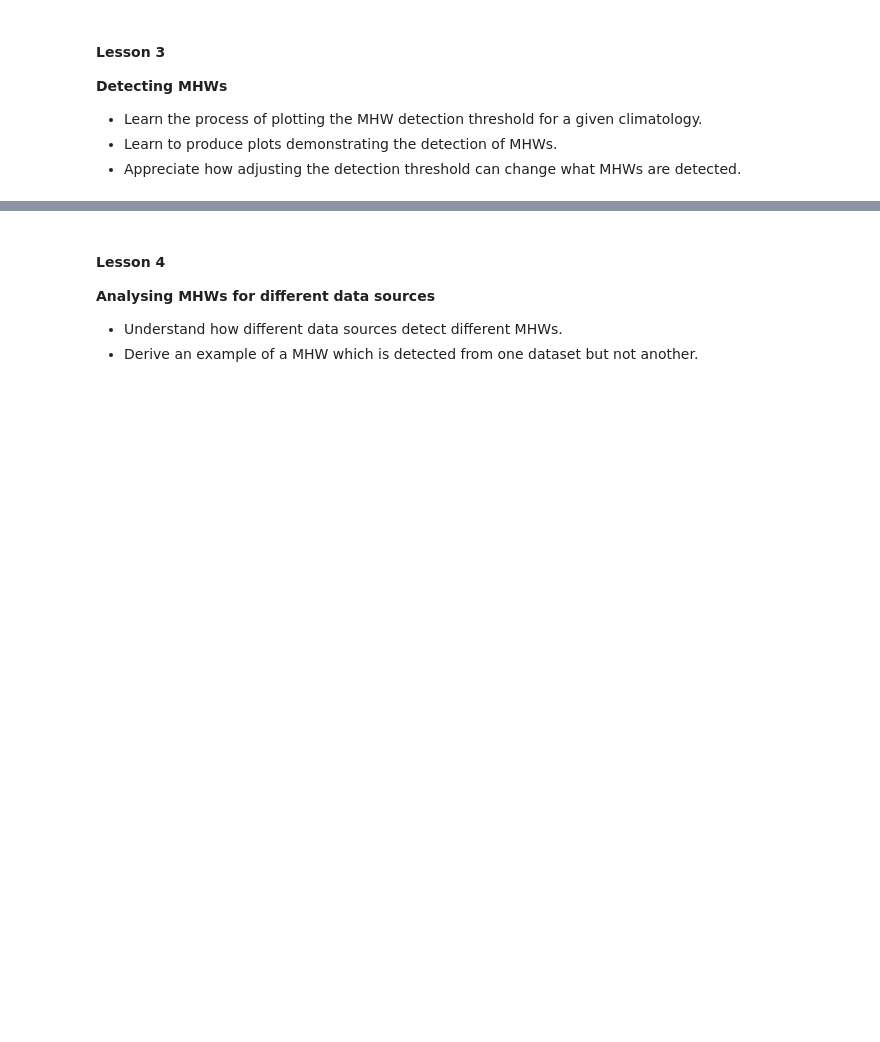
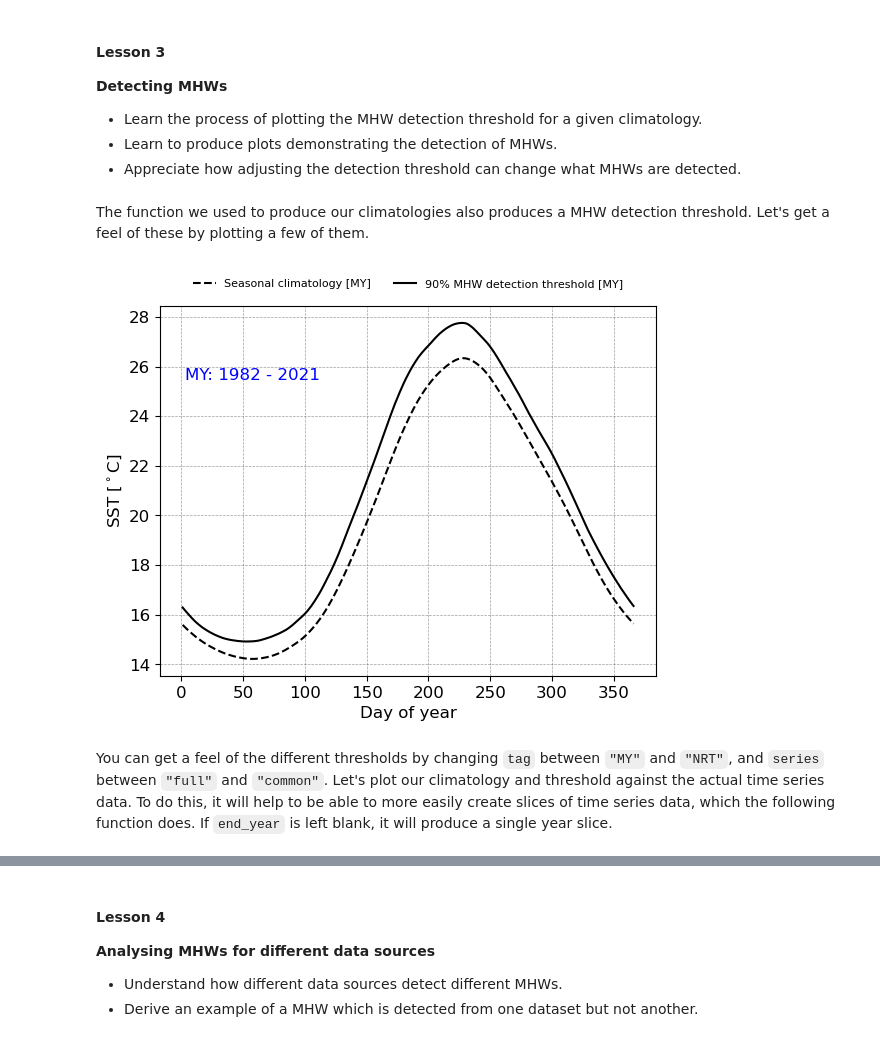
Before and after one commit to GJHSimmons/personal, a Jupyter notebook: MHWCourse.ipynb, the cells around one changed output, grey strips where cells are left out. Cells and saved outputs as stored; diff of their text form; code cells hidden in the pictures; blank space fills up the shorter version.

```diff
--- a/MHWCourse.ipynb
+++ b/MHWCourse.ipynb
@@ -295,3 +295,33 @@ Trend - R-squared (pvalue): 0.034494 K/year - 0.678777 (0.000000)
 * Learn the process of plotting the MHW detection threshold for a given climatology.
 * Learn to produce plots demonstrating the detection of MHWs.
 * Appreciate how adjusting the detection threshold can change what MHWs are detected.
+# %% [markdown]
+The function we used to produce our climatologies also produces a MHW detection threshold. Let's get a feel of these by plotting a few of them.
+# %%
+tag = "MY" #or "NRT"
+series = "full" #or "common"
+
+working_dict = heatwaves[tag][series]
+
+plots = []; labels = []; annot = ""
+
+p, = plt.plot(working_dict["xmhw_thresh"].doy,  working_dict["xmhw_thresh"].seas, c = "k", linestyle = '--')
+plots.append(p)
+labels.append(f"Seasonal climatology [{tag}]")
+annot += "\n" + f"{tag}: {working_dict['start_year']} - {working_dict['end_year']}"
+
+q, = plt.plot(working_dict["xmhw_thresh"].doy,  working_dict["xmhw_thresh"].thresh, c = "k")
+plots.append(q)
+labels.append(f"90% MHW detection threshold [{tag}]")
+
+plt.grid(color='0.25', linestyle='--', linewidth=0.5, alpha=0.5)
+plt.legend(plots, labels,
+            frameon=False, bbox_to_anchor=(0.5, 1.10), loc='upper center', ncol=2, fontsize=8)
+plt.annotate(annot, (0.05, 0.8), xycoords="axes fraction", color='b')
+plt.xlabel(r'Day of year')
+plt.ylabel(r'SST [$^\circ$C]')
+plt.show()
+# %% [output]
+[figure, added]
+# %% [markdown]
+You can get a feel of the different thresholds by changing `tag` between `"MY"` and `"NRT"`, and `series` between `"full"` and `"common"`. Let's plot our climatology and threshold against the actual time series data. To do this, it will help to be able to more easily create slices of time series data, which the following function does. If `end_year` is left blank, it will produce a single year slice.
```
Also changed, not shown: parts of 33 cells of this notebook.
